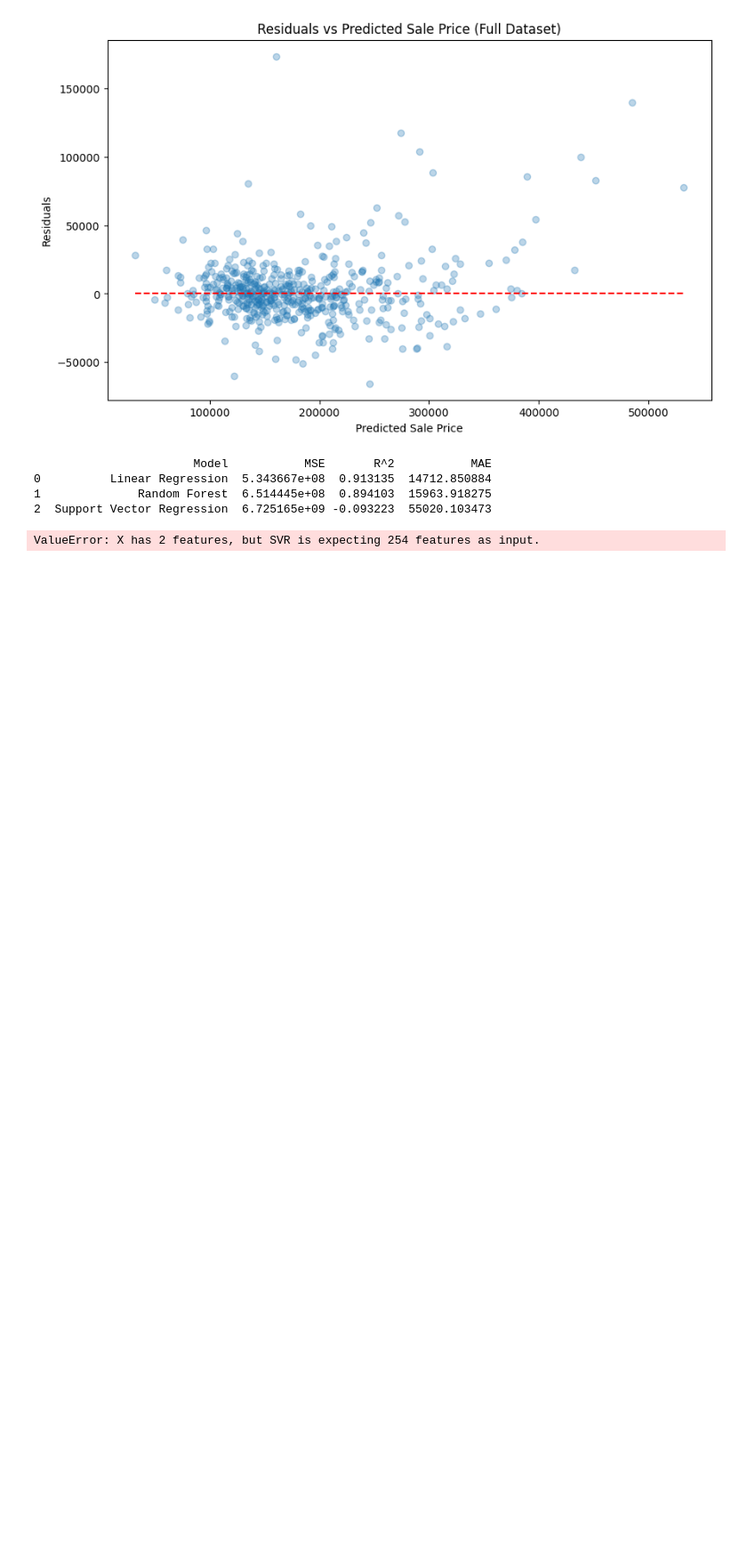
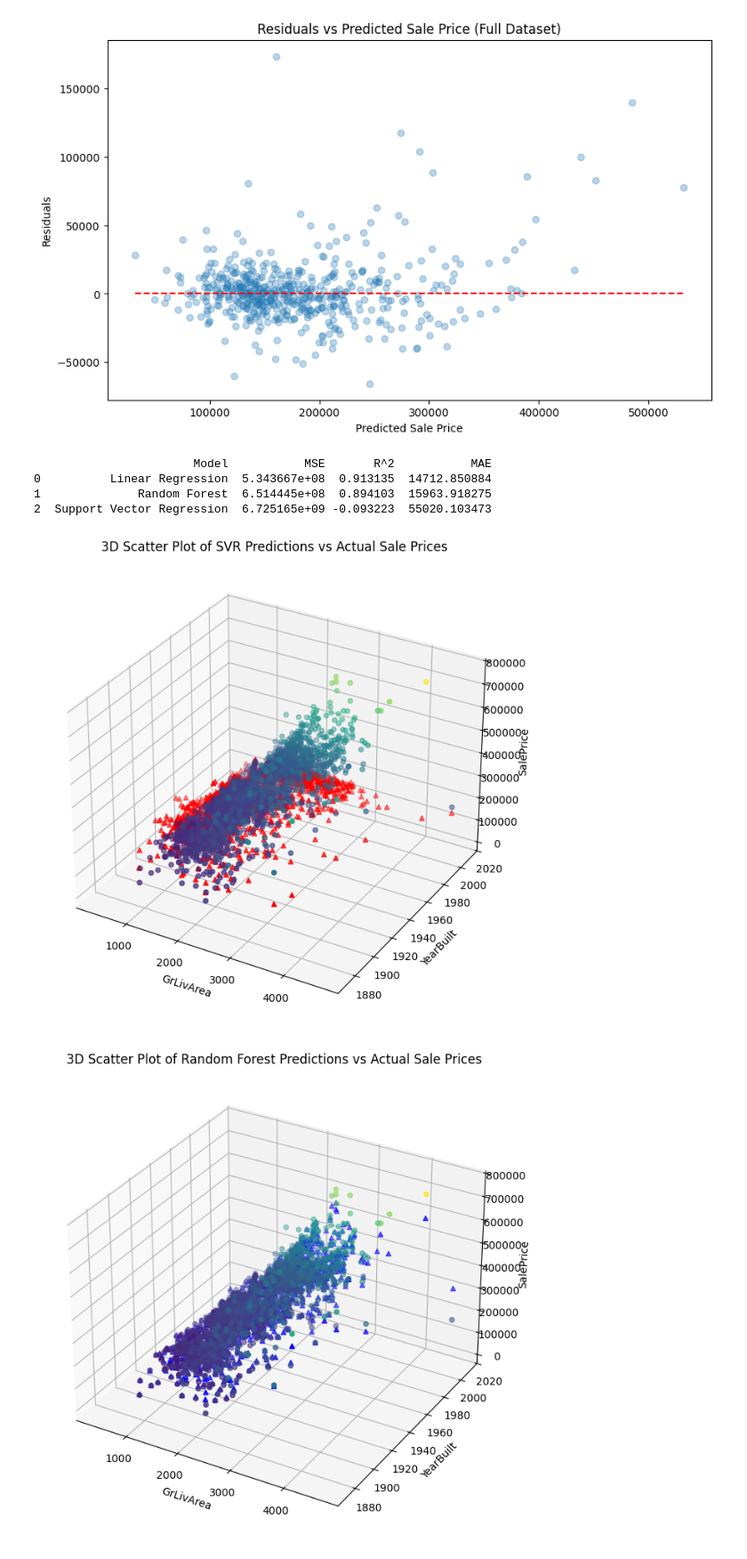
Before and after one commit to jackparsons93/Ames_Housing_ML, a Jupyter notebook: Ames2.ipynb, the cells around one changed output. Shown at 89% size. Drawn from its saved outputs; the diff is of its cells as text; code cells hidden in the pictures; blank space fills up the shorter version.

Commit message:
added plots for trees

```diff
--- a/Ames2.ipynb
+++ b/Ames2.ipynb
@@ -590,51 +590,6 @@ print(performance_comparison)
 0          Linear Regression  5.343667e+08  0.913135  14712.850884
 1              Random Forest  6.514445e+08  0.894103  15963.918275
 2  Support Vector Regression  6.725165e+09 -0.093223  55020.103473
-# %%
-# 3D Scatter plot for Support Vector Regression (SVR) predictions
-x_feature = 'GrLivArea'
-y_feature = 'YearBuilt'
-z_feature = 'SalePrice'
-
-# Subset the data for visualization
-subset_data = house_price_data[[x_feature, y_feature, z_feature]].dropna()
-
-# SVR predictions on subset data
-subset_data_encoded = pd.get_dummies(subset_data.drop(columns=z_feature), drop_first=True)
-subset_data_imputed = imputer.fit_transform(subset_data_encoded)
-y_pred_svr_subset = svr_model.predict(subset_data_imputed)
-
-# Create a 3D scatter plot for SVR
-fig = plt.figure(figsize=(12, 8))
-ax = fig.add_subplot(111, projection='3d')
-scatter = ax.scatter(subset_data[x_feature], subset_data[y_feature], subset_data[z_feature], c=subset_data[z_feature], cmap='viridis', marker='o')
-ax.scatter(subset_data[x_feature], subset_data[y_feature], y_pred_svr_subset, c='r', marker='^')
-
-ax.set_xlabel(x_feature)
-ax.set_ylabel(y_feature)
-ax.set_zlabel(z_feature)
-ax.set_title('3D Scatter Plot of SVR Predictions vs Actual Sale Prices')
-
-plt.show()
-
-# 3D Scatter plot for Random Forest predictions
-# Random Forest predictions on subset data
-y_pred_rf_subset = random_forest_model.predict(subset_data_imputed)
-
-# Create a 3D scatter plot for Random Forest
-fig = plt.figure(figsize=(12, 8))
-ax = fig.add_subplot(111, projection='3d')
-scatter = ax.scatter(subset_data[x_feature], subset_data[y_feature], subset_data[z_feature], c=subset_data[z_feature], cmap='viridis', marker='o')
-ax.scatter(subset_data[x_feature], subset_data[y_feature], y_pred_rf_subset, c='b', marker='^')
-
-ax.set_xlabel(x_feature)
-ax.set_ylabel(y_feature)
-ax.set_zlabel(z_feature)
-ax.set_title('3D Scatter Plot of Random Forest Predictions vs Actual Sale Prices')
-
-plt.show()
-# %% [output]
-ValueError: X has 2 features, but SVR is expecting 254 features as input.
 # %%
 import pandas as pd
 import numpy as np
@@ -676,46 +631,44 @@ x_feature = 'GrLivArea'
 y_feature = 'YearBuilt'
 z_feature = 'SalePrice'
 
-# Encode the original dataset with the same encoding scheme used for training
-features_encoded = pd.get_dummies(house_price_data.drop(columns=z_feature), drop_first=True)
-
 # Subset the data for visualization
 subset_data = house_price_data[[x_feature, y_feature, z_feature]].dropna()
 
-# Ensure the subset data matches the training feature set
-subset_data_encoded = features_encoded.loc[subset_data.index]
-
-# Impute missing values in the subset data
+# Encode and impute the subset data
+subset_data_encoded = pd.get_dummies(subset_data.drop(columns=z_feature), drop_first=True)
 subset_data_imputed = imputer.transform(subset_data_encoded)
 
 # SVR predictions on subset data
 y_pred_svr_subset = svr_model.predict(subset_data_imputed)
 
 # Create a 3D scatter plot for SVR
 fig = plt.figure(figsize=(12, 8))
 ax = fig.add_subplot(111, projection='3d')
 scatter = ax.scatter(subset_data[x_feature], subset_data[y_feature], subset_data[z_feature], c=subset_data[z_feature], cmap='viridis', marker='o')
 ax.scatter(subset_data[x_feature], subset_data[y_feature], y_pred_svr_subset, c='r', marker='^')
 
 ax.set_xlabel(x_feature)
 ax.set_ylabel(y_feature)
 ax.set_zlabel(z_feature)
 ax.set_title('3D Scatter Plot of SVR Predictions vs Actual Sale Prices')
 
 plt.show()
 
 # Random Forest predictions on subset data
 y_pred_rf_subset = random_forest_model.predict(subset_data_imputed)
 
 # Create a 3D scatter plot for Random Forest
 fig = plt.figure(figsize=(12, 8))
 ax = fig.add_subplot(111, projection='3d')
 scatter = ax.scatter(subset_data[x_feature], subset_data[y_feature], subset_data[z_feature], c=subset_data[z_feature], cmap='viridis', marker='o')
 ax.scatter(subset_data[x_feature], subset_data[y_feature], y_pred_rf_subset, c='b', marker='^')
 
 ax.set_xlabel(x_feature)
 ax.set_ylabel(y_feature)
 ax.set_zlabel(z_feature)
 ax.set_title('3D Scatter Plot of Random Forest Predictions vs Actual Sale Prices')
 
 plt.show()
+# %% [output]
+[figure, added]
+[figure, added]
```
Also changed, not shown: parts of 3 cells of this notebook.
